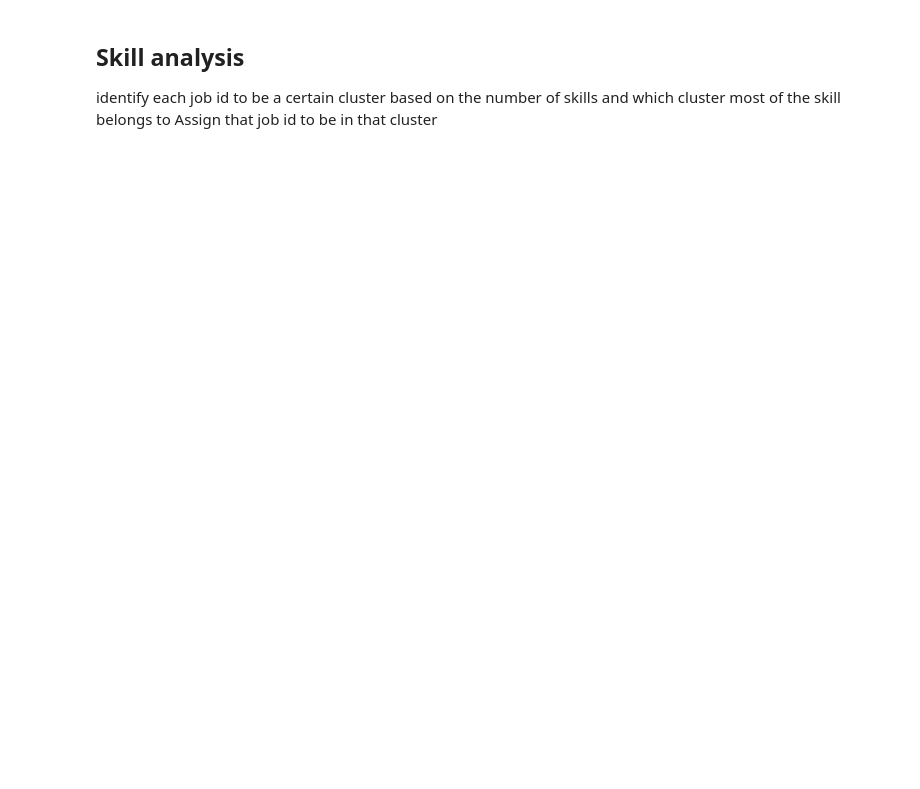
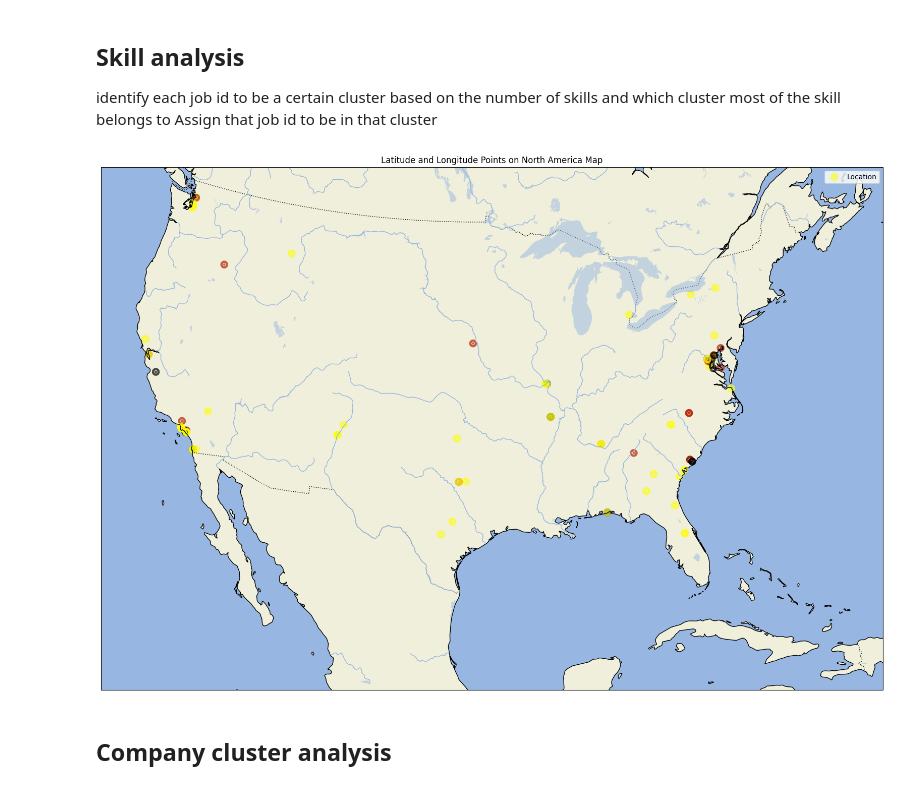
Before and after one commit to whleng/18755-project, a Jupyter notebook: wenhui_part/create_network_locations.ipynb, the cells around one changed output. Cells and saved outputs as stored; diff of their text form; code cells hidden in the pictures; blank space fills up the shorter version.

```diff
--- a/wenhui_part/create_network_locations.ipynb
+++ b/wenhui_part/create_network_locations.ipynb
@@ -396,7 +421,7 @@ def plot_north_america(df):
     # Plot latitude and longitude points
     ax.scatter(
         df['long'], df['lat'],
-        c=df_postings_final['cluster_id'],
+        c=df['cluster_id'],
         cmap=cmap, s=10, alpha=0.7,
         linewidths=8,
         transform=ccrs.PlateCarree(),
@@ -411,5 +436,3 @@ def plot_north_america(df):
 
     # Show the plot
     plt.show()
-
-plot_north_america(df_postings_final)
@@ -422,7 +450,30 @@ Assign that job id to be in that cluster
 # %%
 postings_parsed = pd.read_csv("../data/postings_parsed.csv")
+df_postings_final = pd.read_csv('postings_with_location.csv')
 # %%
 df_postings_final_with_skills = pd.merge(df_postings_final,
                                 postings_parsed[['job_id', 'skills']],
                                 on='job_id',
                                 how='left')
+# %%
+skills_to_clusters = {}
+with open("figures/skills_to_clusters.txt", "r") as file:
+    next(file)  # Skip the header row
+    for line in file:
+        skill, cluster = line.strip().split("\t")
+        skills_to_clusters[skill] = int(cluster)
+# %%
+def classify_job_posting(skill_list):
+    cluster_counts = Counter()
+    for skill in skill_list:
+        if skill in skills_to_clusters:
+            cluster_counts[skills_to_clusters[skill]] += 1
+    return cluster_counts.most_common(1)[0][0] if cluster_counts else -1
+
+df_postings_final_with_skills["cluster_id"] = df_postings_final_with_skills["skills"].apply(classify_job_posting)
+# %%
+plot_north_america(df_postings_final_with_skills)
+# %% [output]
+[figure, added]
+# %% [markdown]
+## Company cluster analysis
```
Also changed, not shown: parts of 20 cells of this notebook.
